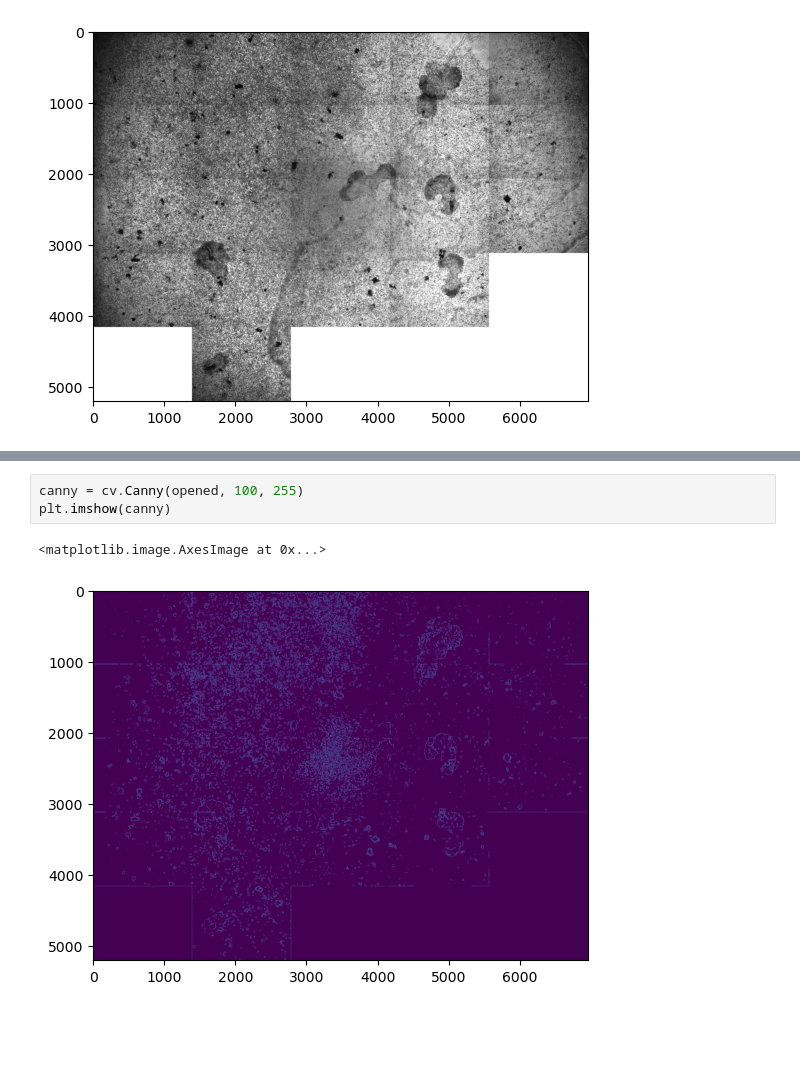
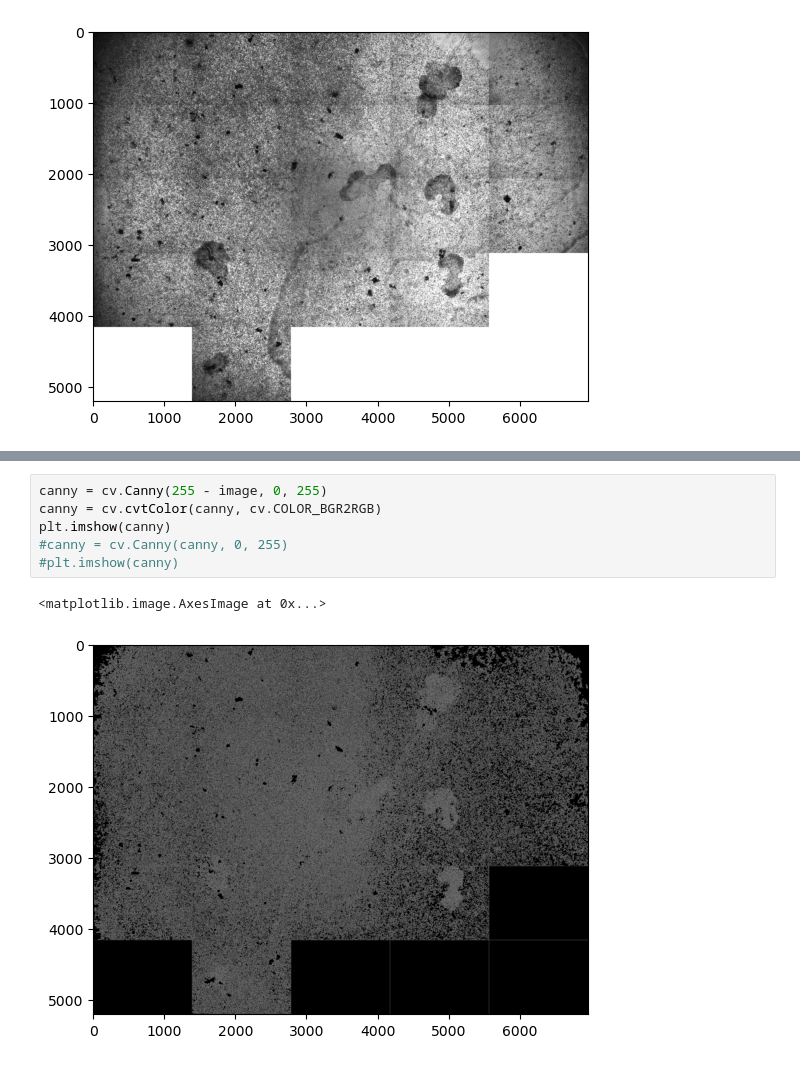
Before and after one commit to numimin/TOOI, a Jupyter notebook: TOOI Task.ipynb, the cells around one changed output, grey strips where cells are left out. Saved outputs shown, nothing was run; the diff lists cells and outputs as text; blank space fills up the shorter version.

```diff
--- a/TOOI Task.ipynb
+++ b/TOOI Task.ipynb
@@ -223,6 +255,9 @@ plt.imshow(thresholded)
-# %%
-canny = cv.Canny(opened, 100, 255)
-plt.imshow(canny)
-# %% [output]
-<matplotlib.image.AxesImage at 0x...>
-[figure, removed]
+# %%
+canny = cv.Canny(255 - image, 0, 255)
+canny = cv.cvtColor(canny, cv.COLOR_BGR2RGB)
+plt.imshow(canny)
+#canny = cv.Canny(canny, 0, 255)
+#plt.imshow(canny)
+# %% [output]
+<matplotlib.image.AxesImage at 0x...>
+[figure, added]
```
Also changed, not shown: parts of 6 cells of this notebook, 1 other file.
